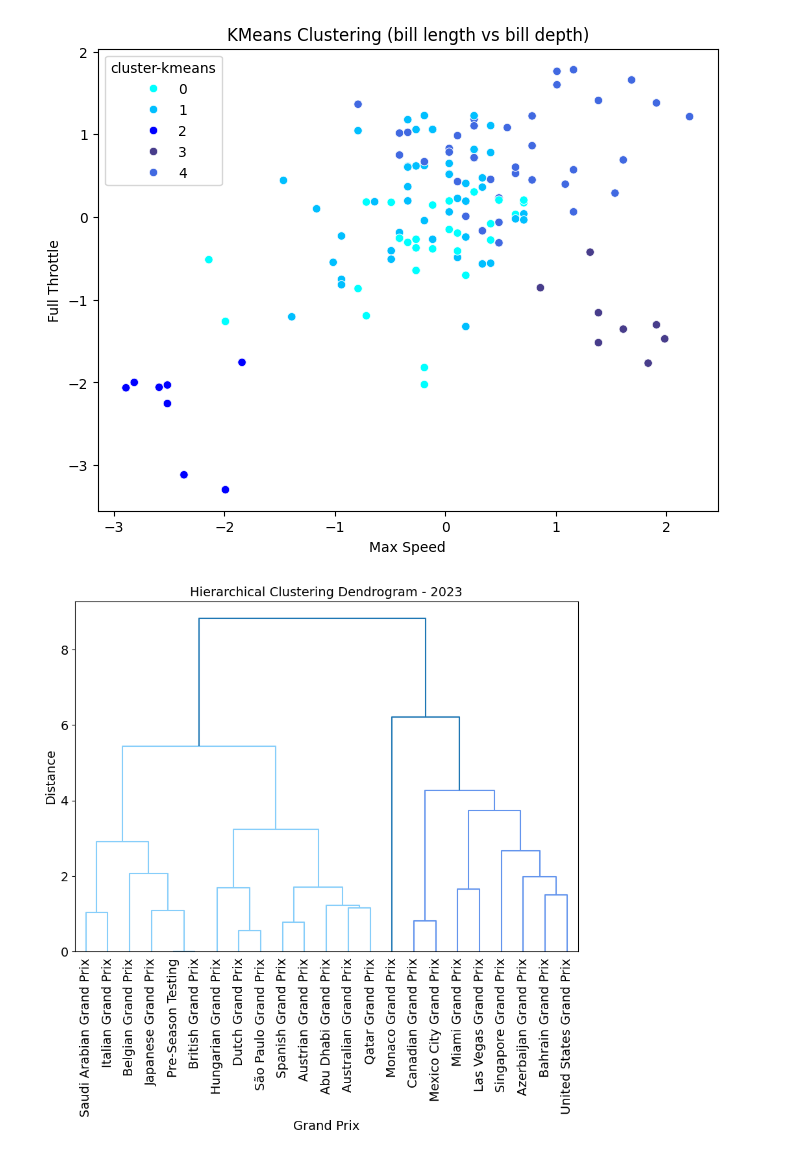
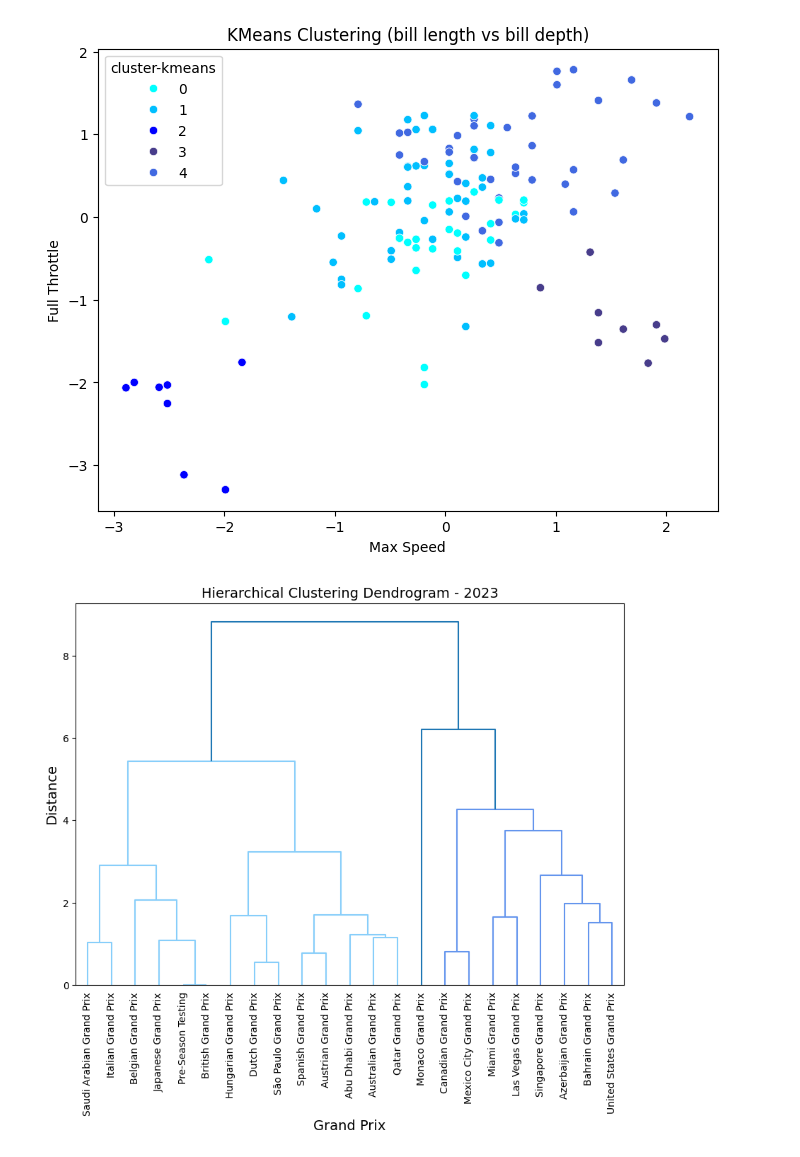
Before and after one commit to NandiniKodali988/F1-Through-Data, a Jupyter notebook: technical-details/unsupervised-learning/main.ipynb, the cells around one changed output. Drawn from its saved outputs; the diff is of its cells as text; code cells hidden in the pictures.

```diff
--- a/technical-details/unsupervised-learning/main.ipynb
+++ b/technical-details/unsupervised-learning/main.ipynb
@@ -118,27 +118,26 @@ plt.show()
 # %%
 set_link_color_palette(["lightskyblue", "cornflowerblue", "blue", "steelblue"])
 
 df = pd.read_csv("../../data/processed-data/race_track_features.csv")
 df = df[df["Year"] == 2023]
 
 features = ["Track Length (m)", "Max Speed (km/h)", "Full Throttle (%)", "Number of Corners", "Number of Straights"]
 X = df[features]
 
 scaler = StandardScaler()
 X_scaled = scaler.fit_transform(X)
 
 linkage_matrix = linkage(X_scaled, method='ward')
 
 plt.figure(figsize=(10, 7))
 dendrogram(linkage_matrix, labels=df["Grand Prix"].values, leaf_rotation=90, leaf_font_size=10,color_threshold=6)
 plt.title("Hierarchical Clustering Dendrogram - 2023", fontsize = 14)
-plt.yticks(fontsize = 14)
-plt.xticks(fontsize = 14)
+
 plt.xlabel("Grand Prix", fontsize = 14)
 plt.ylabel("Distance", fontsize = 14)
 plt.show()
 
 max_distance = 6
 clusters = fcluster(linkage_matrix, max_distance, criterion='distance')
 # %% [output]
-[figure, old version]
+[figure, new version]
```
Also changed, not shown: parts of 1 cell of this notebook, 3 other files.
